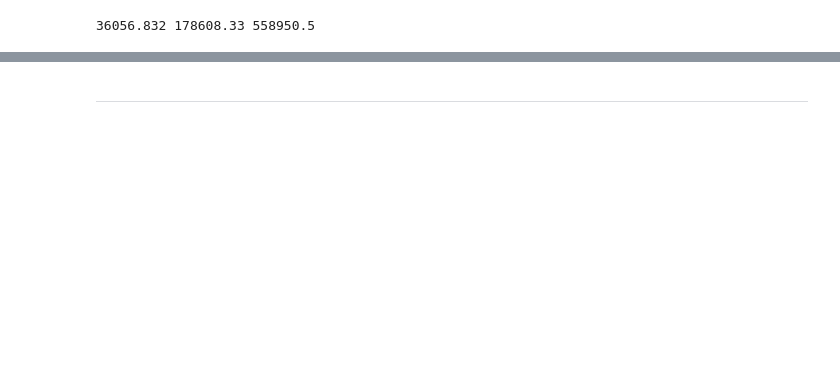
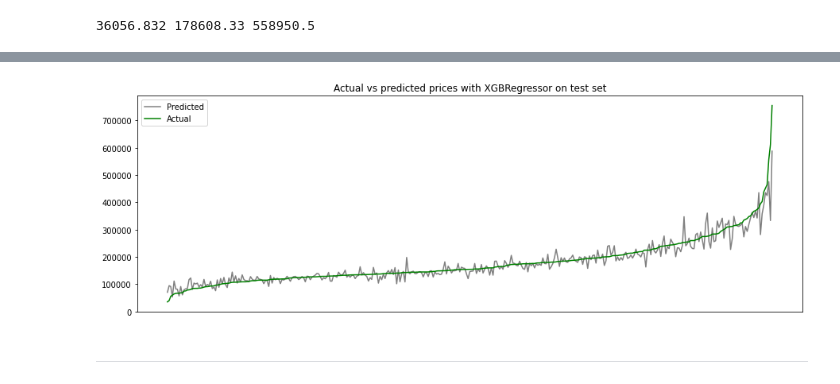
Before and after one commit to hendriksuvalov/housepriceskaggle, a Jupyter notebook: IDS_project_House_prices.ipynb, the cells around one changed output, grey strips where cells are left out. Cells and saved outputs as stored; diff of their text form; code cells hidden in the pictures; blank space fills up the shorter version.

```diff
--- a/IDS_project_House_prices.ipynb
+++ b/IDS_project_House_prices.ipynb
@@ -757,3 +755,16 @@ generate_solutions_csv(predzi, "XGBoostTuned.csv") # Kaggle - 0.13330, position
 # %%
 # 31760.25 178431.14 610469.7
 # 27207.03 178749.27 571109.5
+# %%
+# lets calculate approx rmse from it
+from sklearn import metrics
+
+
+
+X_train_, X_test_, y_train_, y_test_ = train_test_split(X_train, y_train, test_size=0.25, random_state=42)
+model_ = xgb.XGBRegressor(colsample_bytree=1, max_depth=5, learning_rate=0.15, n_estimators=500, objective='reg:squarederror', seed=43)
+model_.fit(X_train_, y_train_)
+
+predzz = model_.predict(X_test_)
+
+print(metrics.mean_squared_error(predzz, y_test_, squared=False))
@@ -759,0 +774,8 @@ generate_solutions_csv(predzi, "XGBoostTuned.csv") # Kaggle - 0.13330, position
+# %%
+# plt.scatter(predzz, y_test_)
+
+with_id = {}
+
+for i, (predicted, actual) in enumerate(zip(predzz, y_test_)):
+  # print(i, a, b)
+  with_id[i] = predicted, actual
@@ -759,0 +784,10 @@ generate_solutions_csv(predzi, "XGBoostTuned.csv") # Kaggle - 0.13330, position
+# %%
+predo = []
+actualno = []
+
+for i in sorted(with_id.items(), key=lambda p:p[1][1]):
+  print(i)
+  predo.append(i[1][0])
+  actualno.append(i[1][1])
+
+predo[:5]
@@ -759,0 +814,15 @@ generate_solutions_csv(predzi, "XGBoostTuned.csv") # Kaggle - 0.13330, position
+# %%
+import matplotlib.pyplot as plt
+import matplotlib.ticker as tkr
+
+fig,ax = plt.subplots(1, figsize=(15, 5))
+ax.plot(predo, 'gray')
+ax.plot(actualno, 'green')
+ax.legend(['Predicted', 'Actual'])
+plt.title("Actual vs predicted prices with XGBRegressor on test set")
+ax.set_xticklabels([])
+ax.set_xticks([])
+
+
+plt.show()
+# %% [output]
@@ -760,3 +830,4 @@ generate_solutions_csv(predzi, "XGBoostTuned.csv") # Kaggle - 0.13330, position
+[figure, added]
 # %% [markdown]
 -----------
 # %%
```
Also changed, not shown: parts of 10 cells of this notebook, 2 other files.
